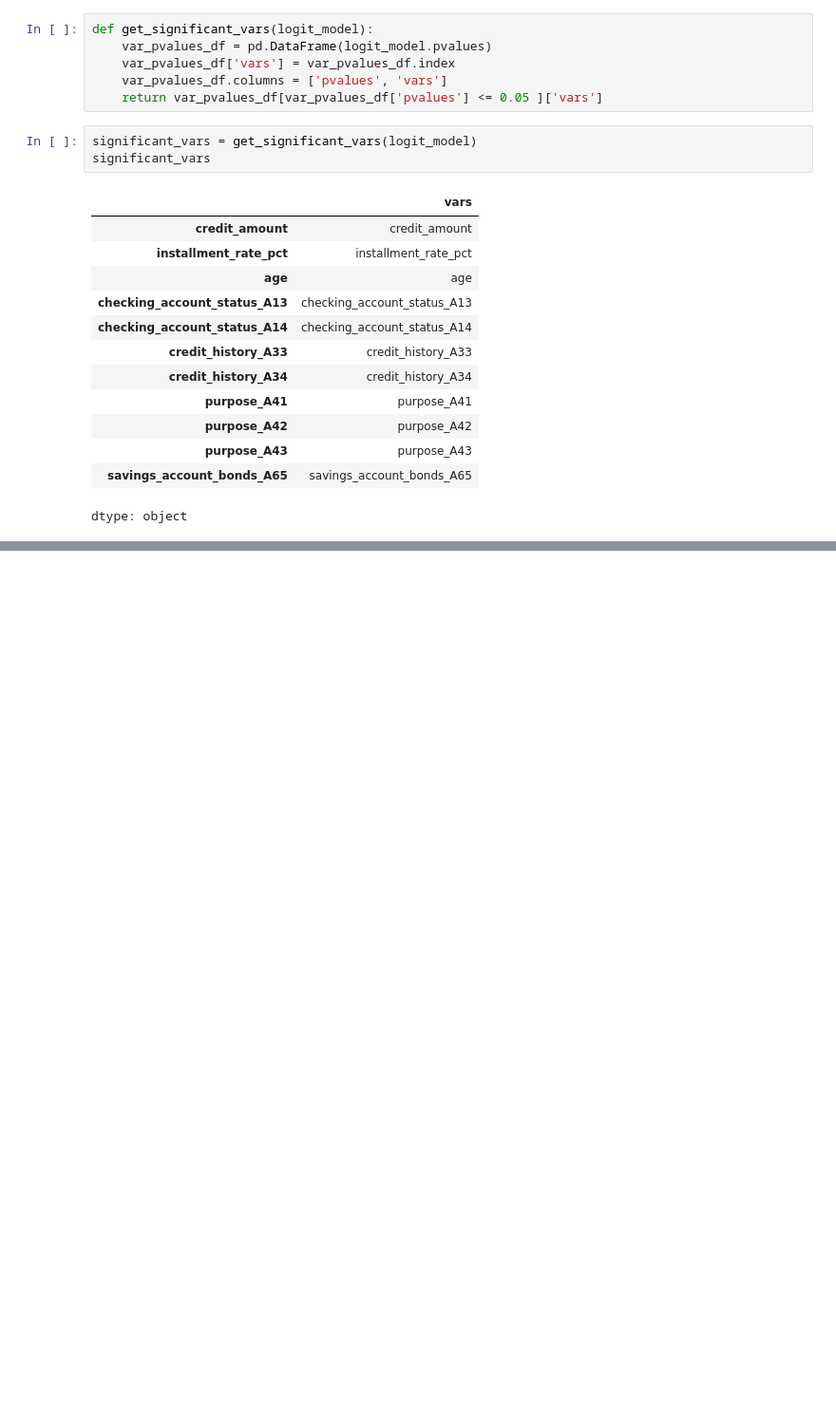
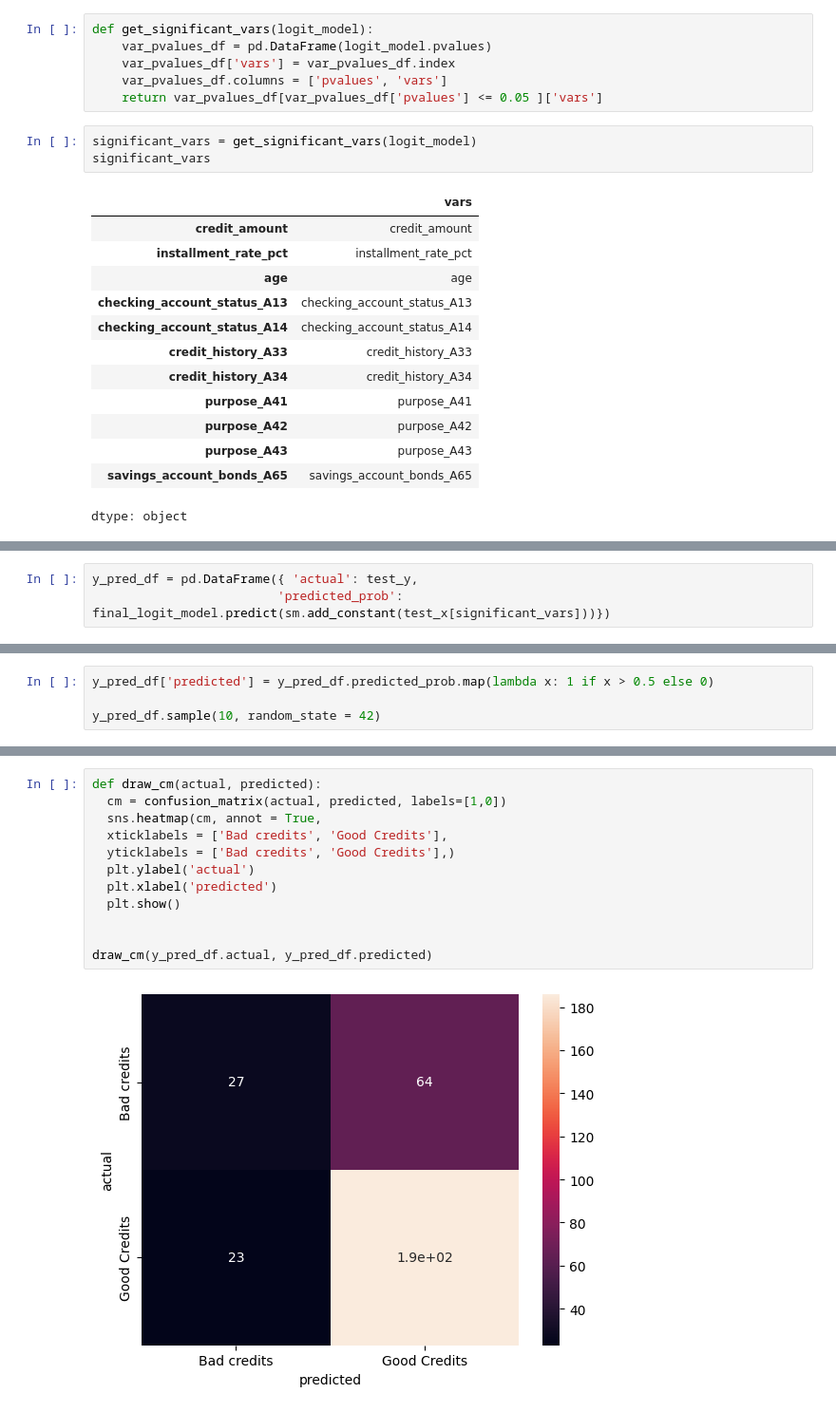
Before and after one commit to aparna-2001/machine_learning_using_python, a Jupyter notebook: Binary_logistic_regression.ipynb, the cells around one changed output, grey strips where cells are left out. Shown at 95% size. Cells and saved outputs as stored; diff of their text form; blank space fills up the shorter version.

Commit message:
confusion matrix

```diff
--- a/Binary_logistic_regression.ipynb
+++ b/Binary_logistic_regression.ipynb
@@ -199,3 +201,6 @@ Optimization terminated successfully.
 | purpose_A42 | -0.6939 | 0.2656 | -2.6125 | 0.0090 | -1.2145 | -0.1733 |
 | purpose_A43 | -0.9637 | 0.2360 | -4.0839 | 0.0000 | -1.4262 | -0.5012 |
 | savings_account_bonds_A65 | -0.5437 | 0.2674 | -2.0335 | 0.0420 | -1.0678 | -0.0197 |
+# %%
+y_pred_df = pd.DataFrame({ 'actual': test_y,
+                         'predicted_prob': final_logit_model.predict(sm.add_constant(test_x[significant_vars]))})
@@ -201,0 +221,4 @@ Optimization terminated successfully.
+# %%
+y_pred_df['predicted'] = y_pred_df.predicted_prob.map(lambda x: 1 if x > 0.5 else 0)
+
+y_pred_df.sample(10, random_state = 42)
@@ -201,0 +237,14 @@ Optimization terminated successfully.
+# %%
+def draw_cm(actual, predicted):
+  cm = confusion_matrix(actual, predicted, labels=[1,0])
+  sns.heatmap(cm, annot = True,
+  xticklabels = ['Bad credits', 'Good Credits'],
+  yticklabels = ['Bad credits', 'Good Credits'],)
+  plt.ylabel('actual')
+  plt.xlabel('predicted')
+  plt.show()
+
+
+draw_cm(y_pred_df.actual, y_pred_df.predicted)
+# %% [output]
+[figure, added]
```
Also changed, not shown: parts of 5 cells of this notebook.
